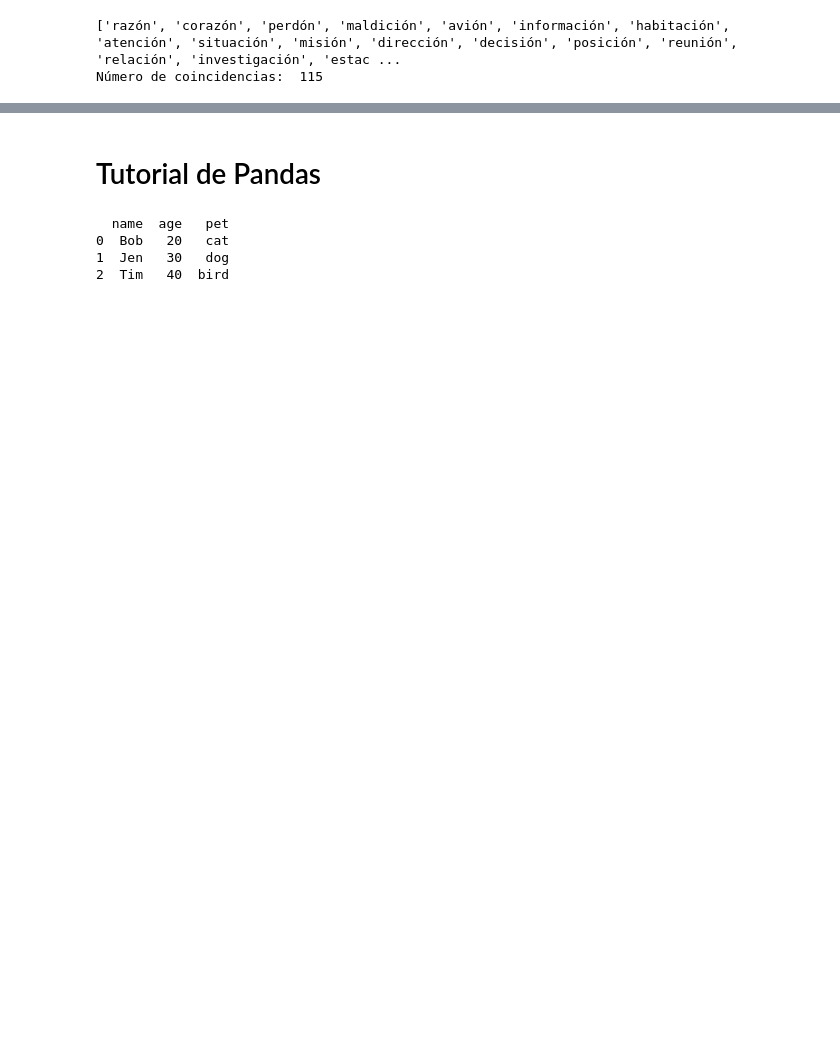
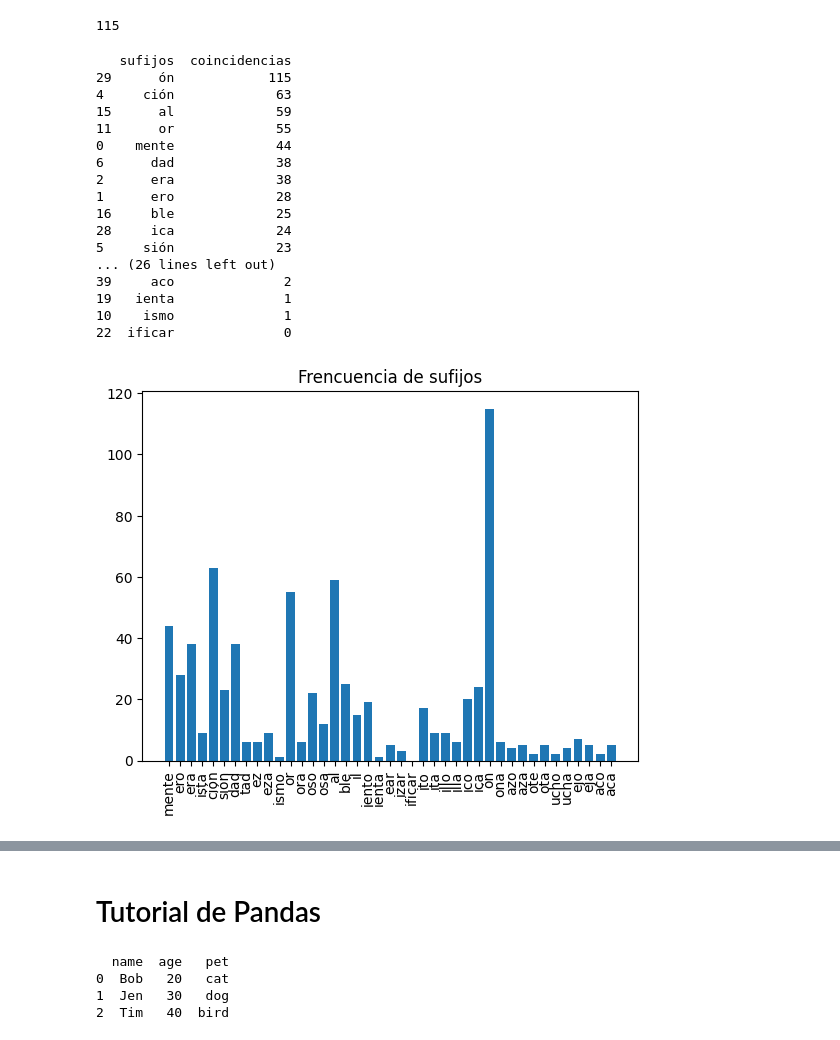
Before and after one commit to ivankarrillin/ML_Doc, a Jupyter notebook: reto_palabras.ipynb, the cells around one changed output, grey strips where cells are left out. Cells and saved outputs as stored; diff of their text form; code cells hidden in the pictures; blank space fills up the shorter version.

Commit message:
palabras frecuentes

```diff
--- a/reto_palabras.ipynb
+++ b/reto_palabras.ipynb
@@ -17,13 +17,67 @@ def rima(palabra):
       k=k+1
       coincide.append(texto[i])
   if k==0:
-    print("Sin coincidencias")
+    #print("Sin coincidencias")
+    return 0
   else:
-    print(coincide)
-    print('Número de coincidencias: ',k)
+    #print(coincide)
+    #print('Número de coincidencias: ',k)
+    return k
 
 # llamado de la función
-rima('ón')
+total=rima('ón')
+print(total)
 # %% [output]
-['razón', 'corazón', 'perdón', 'maldición', 'avión', 'información', 'habitación', 'atención', 'situación', 'misión', 'dirección', 'decisión', 'posición', 'reunión', 'relación', 'investigación', 'estac ...
-Número de coincidencias:  115
+115
+# %%
+#función para encontrar la terminación -sufijo- más frecuente
+
+
+sufijo=['']
+
+coincidencias=[]
+
+for i in range(len(sufijo)):
+  sub=rima(sufijo[i])
+  coincidencias.append(sub)
+
+
+import pandas as pd
+data = {'sufijos': sufijo,
+        'coincidencias': coincidencias}
+
+# Create DataFrame
+df = pd.DataFrame(data)
+
+ordenado=df.sort_values(by=['coincidencias'],ascending=False)
+print(ordenado)
+
+
+#gráfico de coincidencias de palabras -sufijos-
+import matplotlib.pyplot as plt
+
+
+fig, ax = plt.subplots()
+ax.bar(sufijo, coincidencias)
+ax.set_xticks(sufijo, sufijo, rotation='vertical')
+plt.title('Frencuencia de sufijos')
+plt.show()
+# %% [output]
+   sufijos  coincidencias
+29      ón            115
+4     ción             63
+15      al             59
+11      or             55
+0    mente             44
+6      dad             38
+2      era             38
+1      ero             28
+16     ble             25
+28     ica             24
+5     sión             23
+... (26 lines left out)
+39     aco              2
+19   ienta              1
+10    ismo              1
+22  ificar              0
+[figure, added]
```
Also changed, not shown: parts of 9 cells of this notebook.
